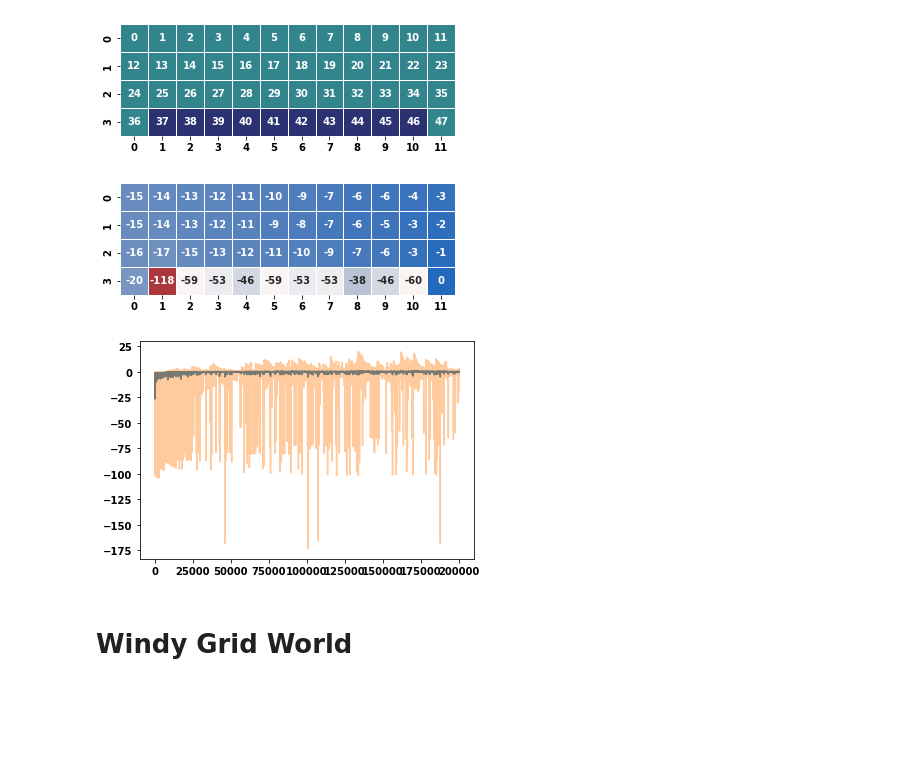
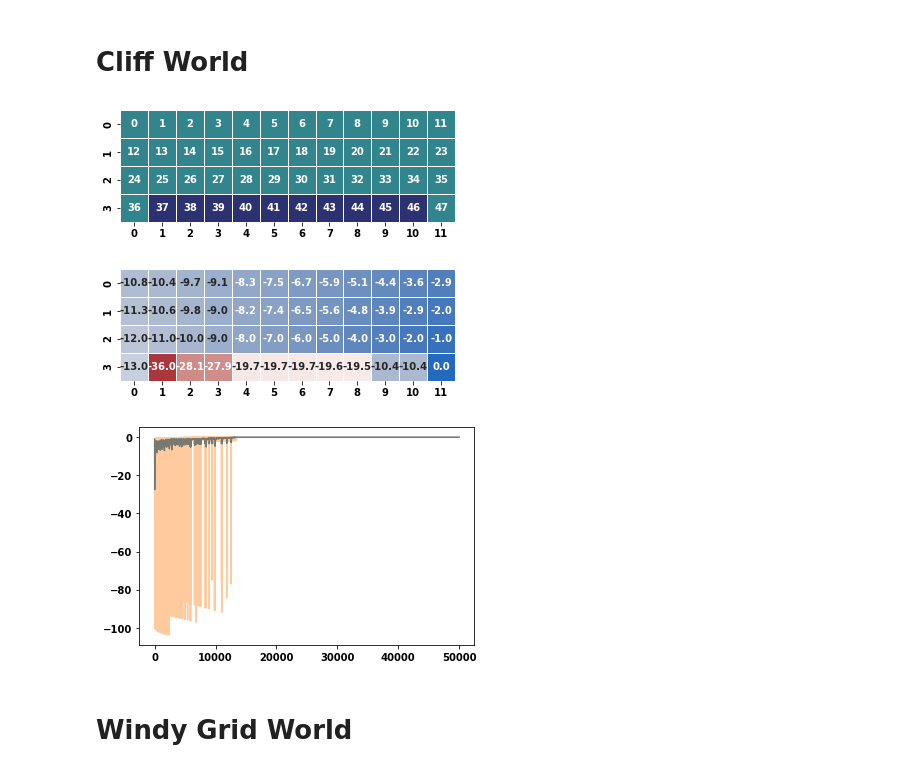
Before and after one commit to WHITSNAK/rflearn, a Jupyter notebook: notebooks/chapter 6.ipynb, the cells around one changed output. Cells and saved outputs as stored; diff of their text form; code cells hidden in the pictures; blank space fills up the shorter version.

Commit message:
add in QLearning and Expected Sarsa

```diff
--- a/notebooks/chapter 6.ipynb
+++ b/notebooks/chapter 6.ipynb
@@ -13,7 +13,9 @@ from rflearn.algo.td import Sarsa
+# %% [markdown]
+# Cliff World
 # %%
 env = CliffGridWorld(4, 12)
 qvalues = TabularQValue(env.S, env.A)
-policy = TabularPolicy(env.S, env.A, epsilon=0.1)
-sarsa = Sarsa(env, qvalues, policy)
+policy = TabularPolicy(env.S, env.A, epsilon=0)
+sarsa = ExpectedSarsa(env, qvalues, policy)
 sarsa.fit(gamma=1, alpha=0.1)
 # %%
@@ -21,19 +23,19 @@ sarsa.transform(100000)
 # %%
 env.plot_grid('state')
 plt.show()
 
 v_vals = qvalues.get_all_values(policy)
-sns.heatmap(v_vals.reshape(env.shape), square=True, cbar=False, cmap='vlag_r', linewidths=0.5, annot=True, fmt='.0f')
+sns.heatmap(v_vals.reshape(env.shape), square=True, cbar=False, cmap='vlag_r', linewidths=0.5, annot=True, fmt='.1f')
 plt.show()
 
 trace = pd.Series(sarsa.hist)
 trace.ewm(halflife=25).mean().plot()
 trace.plot(alpha=0.4)
 plt.show()
 # %% [output]
 [figure]
-[figure, old version]
+[figure, new version]
-[figure, old version]
+[figure, new version]
 # %% [markdown]
 # Windy Grid World
 # %%
```
Also changed, not shown: parts of 4 cells of this notebook, 2 other files.
